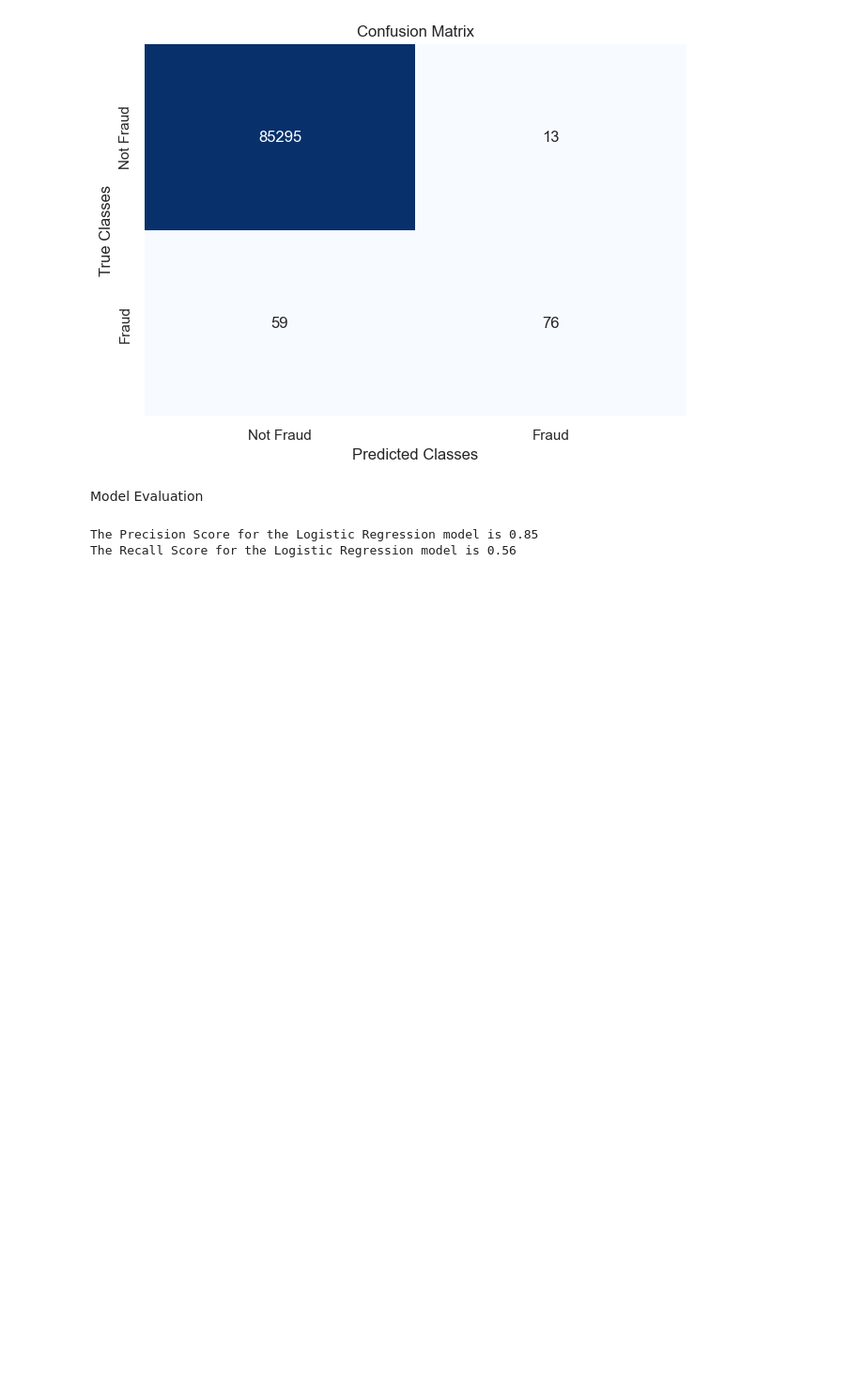
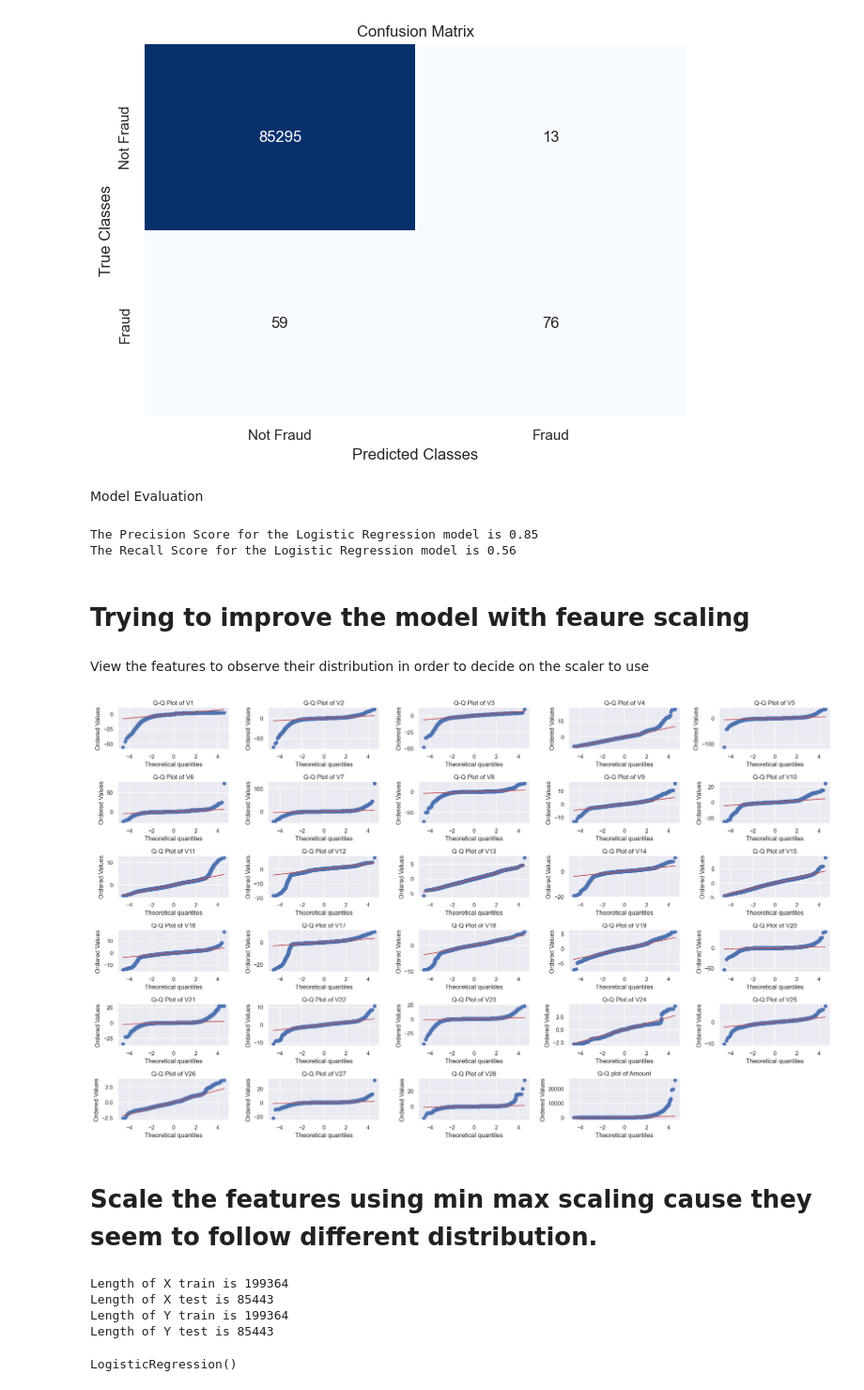
Before and after one commit to Taylor-Omondi-Odhiambo/Machine-Learning-Practice, a Jupyter notebook: FraudDetection/eda.ipynb, the cells around one changed output. Shown at 94% size. Cells and saved outputs as stored; diff of their text form; code cells hidden in the pictures; blank space fills up the shorter version.

```diff
--- a/FraudDetection/eda.ipynb
+++ b/FraudDetection/eda.ipynb
@@ -190,3 +193,41 @@ print(f"The Recall Score for the Logistic Regression model is {recall_score}")
 # %% [output]
 The Precision Score for the Logistic Regression model is 0.85
 The Recall Score for the Logistic Regression model is 0.56
+# %% [markdown]
+# Trying to improve the model with feaure scaling
+# %% [markdown]
+View the features to observe their distribution in order to decide on the scaler to use
+# %%
+import scipy.stats as stats #type: ignore
+# Plotting a Q-Q plot to see if the data in the features is a normal distribution
+
+plt.figure(figsize = (20,12))
+
+for x in range(1, 29):
+    columns = f'V{x}'
+    plt.subplot(6,5,x); stats.probplot(df[columns], dist = 'norm', plot = plt)
+    plt.title(f"Q-Q Plot of V{x}")
+
+plt.subplot(6,5,29); stats.probplot(df.Amount, dist = 'norm', plot = plt)
+plt.title("Q-Q plot of Amount")
+plt.tight_layout()
+plt.show()
+# %% [output]
+[figure, added]
+# %% [markdown]
+# Scale the features using min max scaling cause they seem to follow different distribution.
+# %%
+data_features2 = df[feature_names]
+data_target2 = df[target]
+
+X_train_2, X_test_2, Y_train_2, Y_test_2 = train_test_split(data_features2, data_target2, train_size = 0.70, random_state = 1)
+
+print(f"Length of X train is {len(X_train_2)}")
+print(f"Length of X test is {len(X_test_2)}")
+print(f"Length of Y train is {len(Y_train_2)}")
+print(f"Length of Y test is {len(Y_test_2)}")
+# %% [output]
+Length of X train is 199364
+Length of X test is 85443
+Length of Y train is 199364
+Length of Y test is 85443
@@ -192,0 +280,5 @@ The Recall Score for the Logistic Regression model is 0.56
+# %%
+model2 = LogisticRegression()
+model2.fit(X_train_scaled, Y_train_2.values.ravel())
+# %% [output]
+LogisticRegression()
```
Also changed, not shown: parts of 9 cells of this notebook.
